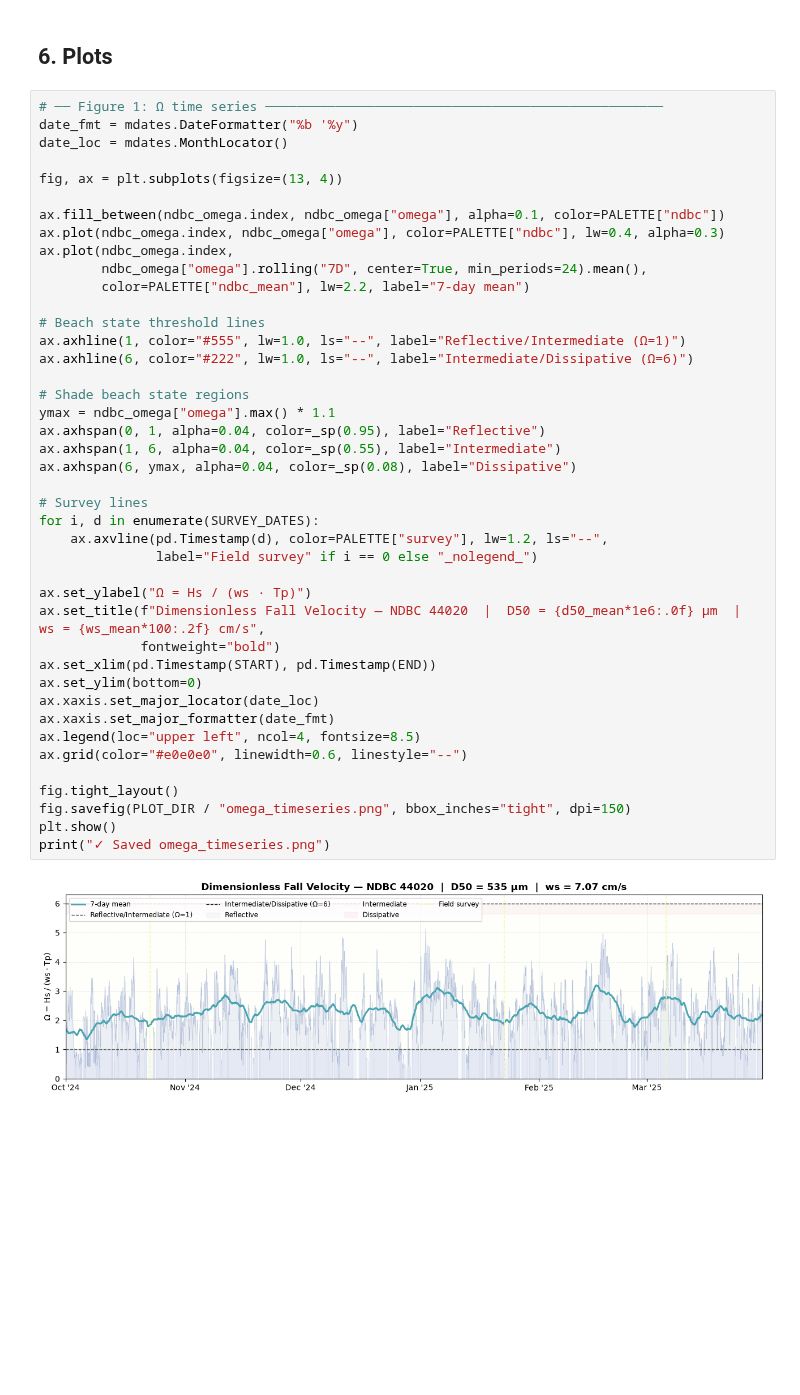
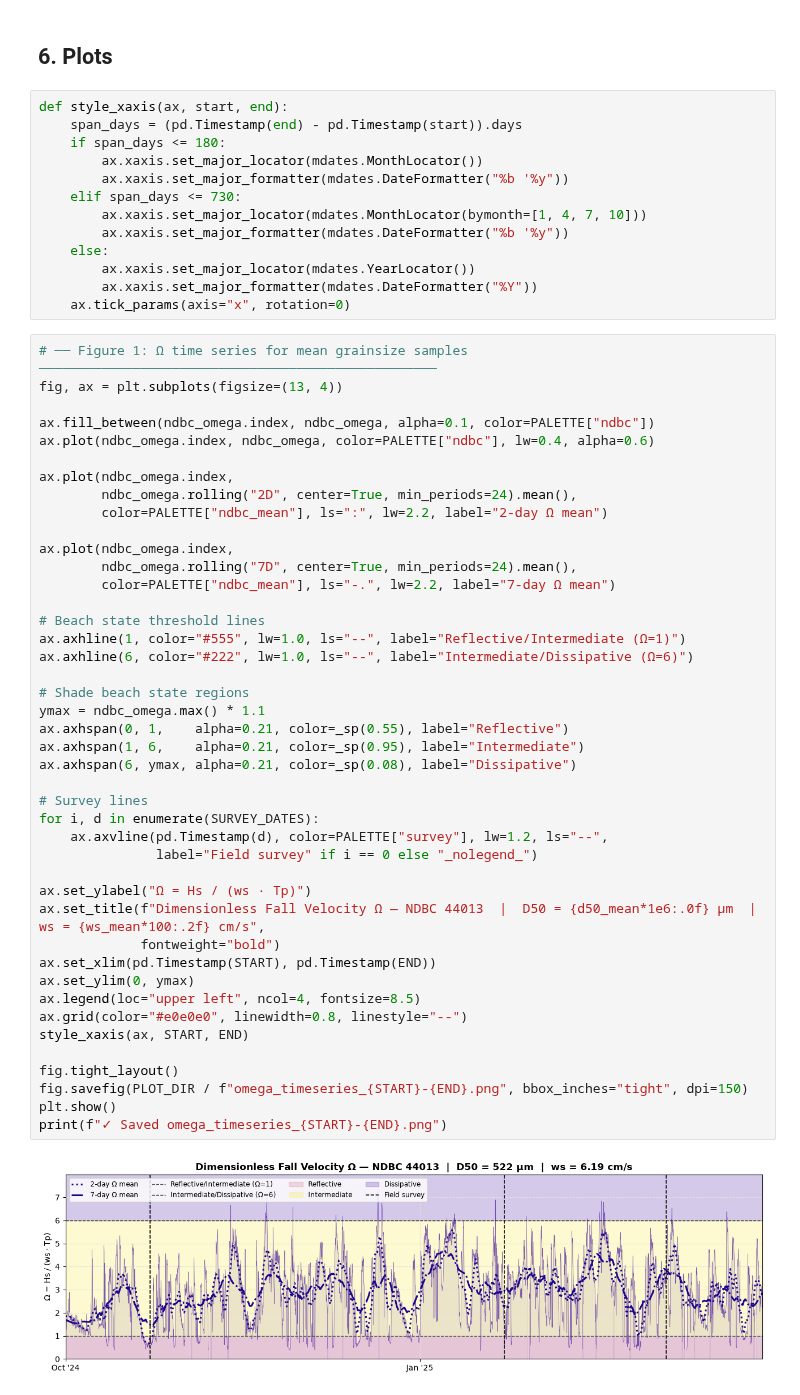
Before and after one commit to cvolpano/PUVprocessing_usgs, a Jupyter notebook: nanopod/data/dimensionlessFallPlots.ipynb, the cells around one changed output. Drawn from its saved outputs; the diff is of its cells as text; blank space fills up the shorter version.

```diff
--- a/nanopod/data/dimensionlessFallPlots.ipynb
+++ b/nanopod/data/dimensionlessFallPlots.ipynb
@@ -289,46 +310,60 @@ CACO-G3_dup  573.14 7.519072  2025-01-23 0.3402 3.70375 1.221598
 # %% [markdown]
 ## 6. Plots
+# %%
+def style_xaxis(ax, start, end):
+    span_days = (pd.Timestamp(end) - pd.Timestamp(start)).days
+    if span_days <= 180:
+        ax.xaxis.set_major_locator(mdates.MonthLocator())
+        ax.xaxis.set_major_formatter(mdates.DateFormatter("%b '%y"))
+    elif span_days <= 730:
+        ax.xaxis.set_major_locator(mdates.MonthLocator(bymonth=[1, 4, 7, 10]))
+        ax.xaxis.set_major_formatter(mdates.DateFormatter("%b '%y"))
+    else:
+        ax.xaxis.set_major_locator(mdates.YearLocator())
+        ax.xaxis.set_major_formatter(mdates.DateFormatter("%Y"))
+    ax.tick_params(axis="x", rotation=0)
 # %%
-# ── Figure 1: Ω time series ───────────────────────────────────────────────────
-date_fmt = mdates.DateFormatter("%b '%y")
-date_loc = mdates.MonthLocator()
-
+# ── Figure 1: Ω time series for mean grainsize samples ───────────────────────────────────────────────────
 fig, ax = plt.subplots(figsize=(13, 4))
 
-ax.fill_between(ndbc_omega.index, ndbc_omega["omega"], alpha=0.1, color=PALETTE["ndbc"])
-ax.plot(ndbc_omega.index, ndbc_omega["omega"], color=PALETTE["ndbc"], lw=0.4, alpha=0.3)
+ax.fill_between(ndbc_omega.index, ndbc_omega, alpha=0.1, color=PALETTE["ndbc"])
+ax.plot(ndbc_omega.index, ndbc_omega, color=PALETTE["ndbc"], lw=0.4, alpha=0.6)
+
 ax.plot(ndbc_omega.index,
-        ndbc_omega["omega"].rolling("7D", center=True, min_periods=24).mean(),
-        color=PALETTE["ndbc_mean"], lw=2.2, label="7-day mean")
+        ndbc_omega.rolling("2D", center=True, min_periods=24).mean(),
+        color=PALETTE["ndbc_mean"], ls=":", lw=2.2, label="2-day Ω mean")
+
+ax.plot(ndbc_omega.index,
+        ndbc_omega.rolling("7D", center=True, min_periods=24).mean(),
+        color=PALETTE["ndbc_mean"], ls="-.", lw=2.2, label="7-day Ω mean")
 
 # Beach state threshold lines
 ax.axhline(1, color="#555", lw=1.0, ls="--", label="Reflective/Intermediate (Ω=1)")
 ax.axhline(6, color="#222", lw=1.0, ls="--", label="Intermediate/Dissipative (Ω=6)")
 
 # Shade beach state regions
-ymax = ndbc_omega["omega"].max() * 1.1
-ax.axhspan(0, 1, alpha=0.04, color=_sp(0.95), label="Reflective")
-ax.axhspan(1, 6, alpha=0.04, color=_sp(0.55), label="Intermediate")
-ax.axhspan(6, ymax, alpha=0.04, color=_sp(0.08), label="Dissipative")
+ymax = ndbc_omega.max() * 1.1
+ax.axhspan(0, 1,    alpha=0.21, color=_sp(0.55), label="Reflective")
+ax.axhspan(1, 6,    alpha=0.21, color=_sp(0.95), label="Intermediate")
+ax.axhspan(6, ymax, alpha=0.21, color=_sp(0.08), label="Dissipative")
 
 # Survey lines
 for i, d in enumerate(SURVEY_DATES):
     ax.axvline(pd.Timestamp(d), color=PALETTE["survey"], lw=1.2, ls="--",
                label="Field survey" if i == 0 else "_nolegend_")
 
 ax.set_ylabel("Ω = Hs / (ws · Tp)")
-ax.set_title(f"Dimensionless Fall Velocity — NDBC 44020  |  D50 = {d50_mean*1e6:.0f} µm  |  ws = {ws_mean*100:.2f} cm/s",
+ax.set_title(f"Dimensionless Fall Velocity Ω — NDBC 44013  |  D50 = {d50_mean*1e6:.0f} µm  |  ws = {ws_mean*100:.2f} cm/s",
              fontweight="bold")
 ax.set_xlim(pd.Timestamp(START), pd.Timestamp(END))
-ax.set_ylim(bottom=0)
-ax.xaxis.set_major_locator(date_loc)
-ax.xaxis.set_major_formatter(date_fmt)
+ax.set_ylim(0, ymax)
 ax.legend(loc="upper left", ncol=4, fontsize=8.5)
-ax.grid(color="#e0e0e0", linewidth=0.6, linestyle="--")
+ax.grid(color="#e0e0e0", linewidth=0.8, linestyle="--")
+style_xaxis(ax, START, END)
 
 fig.tight_layout()
-fig.savefig(PLOT_DIR / "omega_timeseries.png", bbox_inches="tight", dpi=150)
+fig.savefig(PLOT_DIR / f"omega_timeseries_{START}-{END}.png", bbox_inches="tight", dpi=150)
 plt.show()
-print("✓ Saved omega_timeseries.png")
+print(f"✓ Saved omega_timeseries_{START}-{END}.png")
 # %% [output]
-[figure, old version]
+[figure, new version]
```
Also changed, not shown: parts of 14 cells of this notebook, 20 other files.
